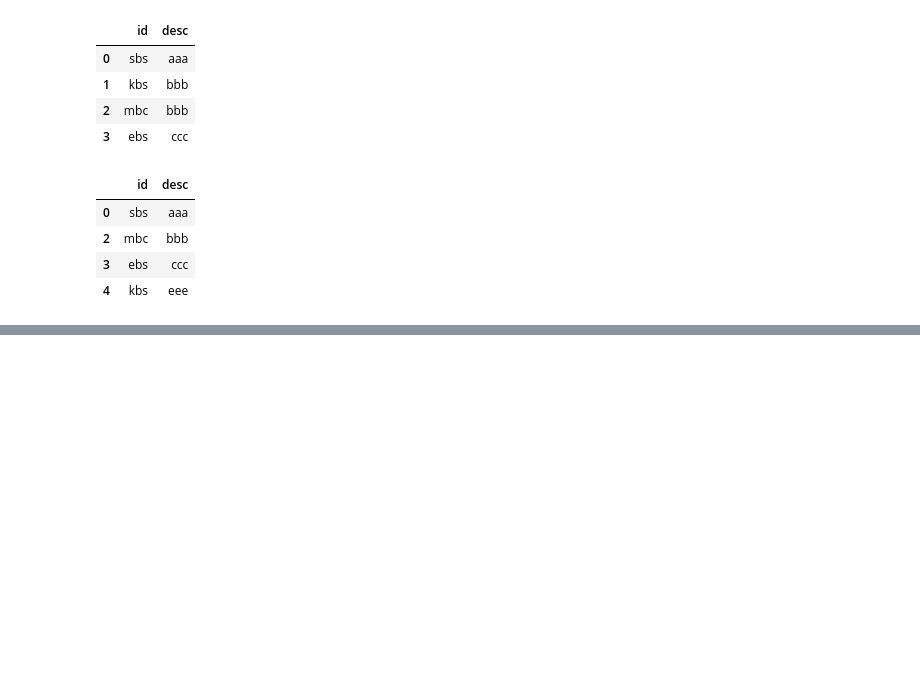
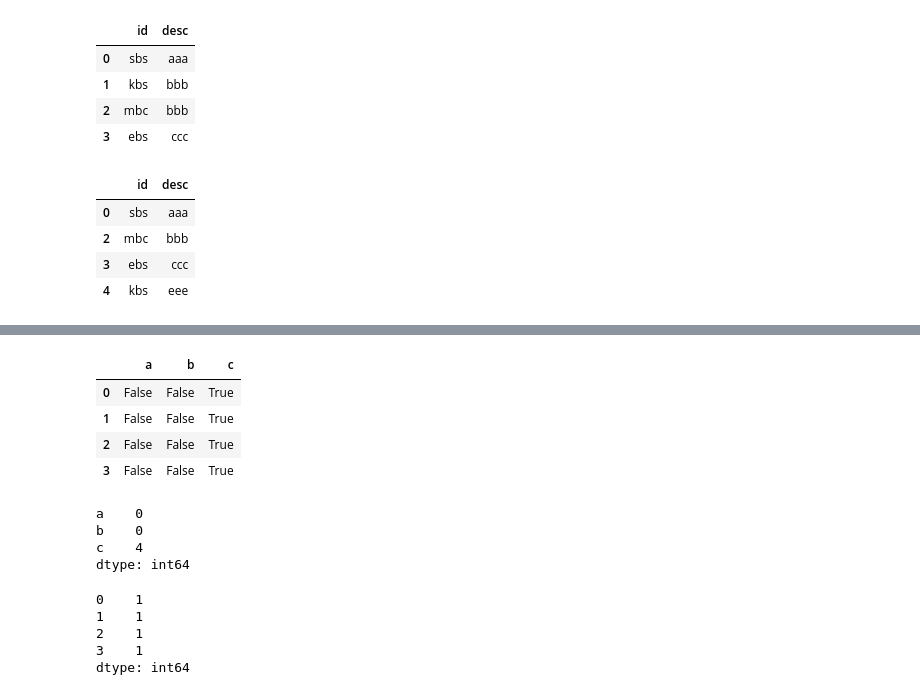
Before and after one commit to rlfwo93/machine-learning, a Jupyter notebook: pandas.ipynb, the cells around one changed output, grey strips where cells are left out. Drawn from its saved outputs; the diff is of its cells as text; code cells hidden in the pictures; blank space fills up the shorter version.

```diff
--- a/pandas.ipynb
+++ b/pandas.ipynb
@@ -591,0 +589,26 @@ df1
+# %%
+md.isnull()
+#C는 전부 결측값이기때문에 True반환
+# %% [output]
+|  | a | b | c |
+| 0 | False | False | True |
+| 1 | False | False | True |
+| 2 | False | False | True |
+| 3 | False | False | True |
+# %%
+md.isnull().sum()
+#결측값의 갯수를 보여줌 .
+# %% [output]
+a    0
+b    0
+c    4
+dtype: int64
+# %%
+md.isnull().sum(1)
+# 행 단위로 결측값의 갯수를 보여줌 .
+# %% [output]
+0    1
+1    1
+2    1
+3    1
+dtype: int64
```
Also changed, not shown: parts of 19 cells of this notebook.
